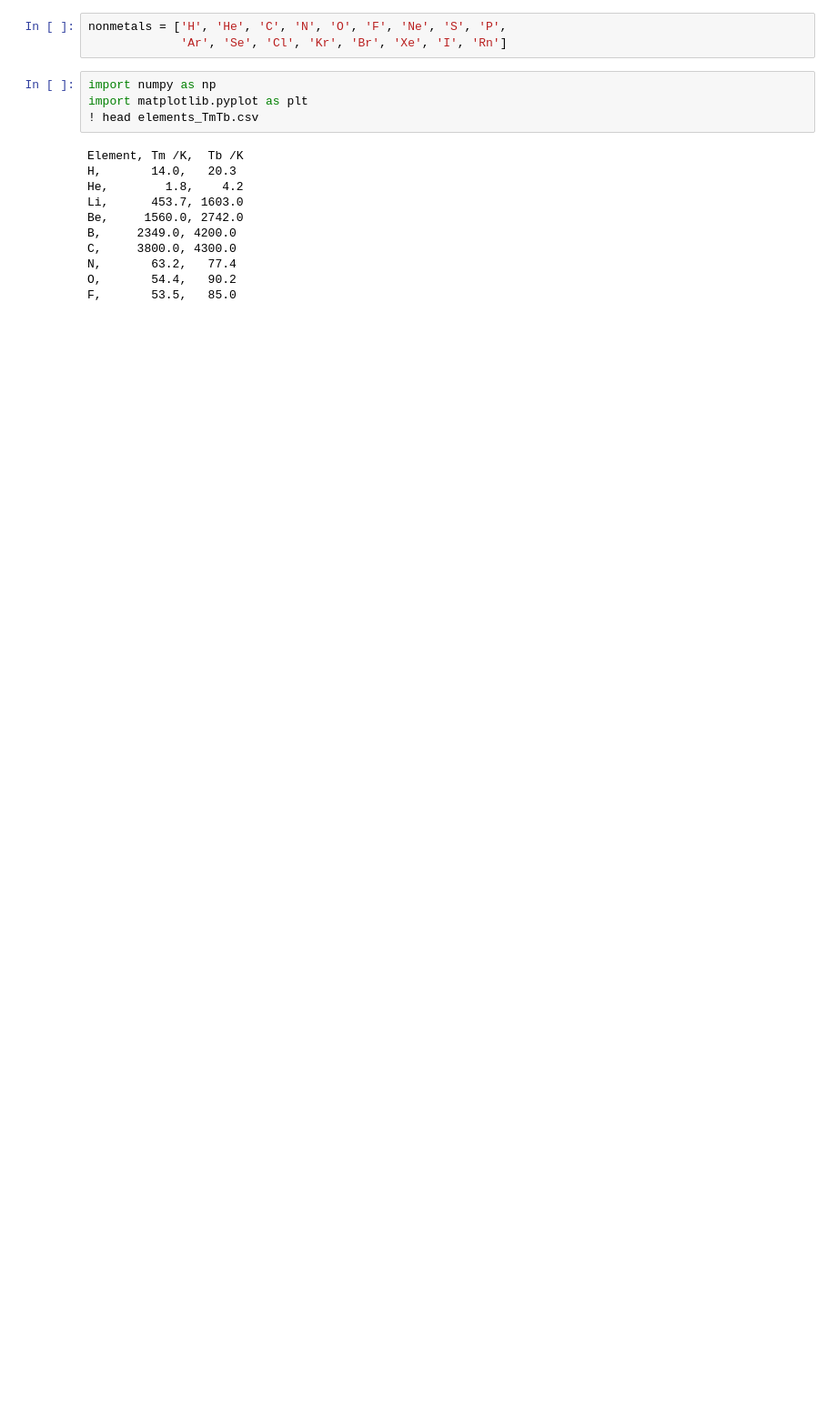
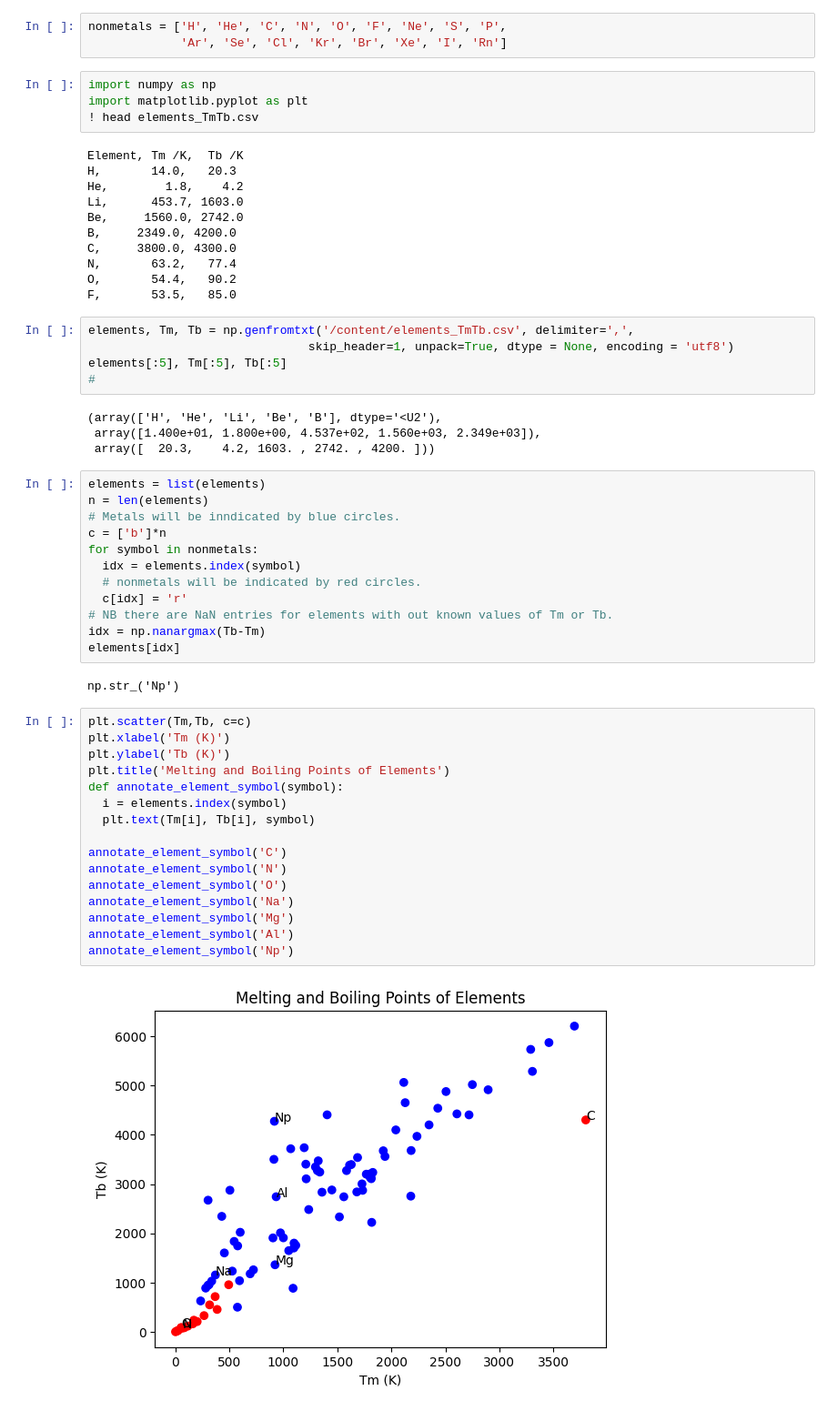
Before and after one commit to Mohankurra/Chemistry-Python, a Jupyter notebook: Python_for_Chemists_Examples.ipynb, the cells around one changed output. Shown at 91% size. Drawn from its saved outputs; the diff is of its cells as text; blank space fills up the shorter version.

```diff
--- a/Python_for_Chemists_Examples.ipynb
+++ b/Python_for_Chemists_Examples.ipynb
@@ -2146,3 +2146,44 @@ C,     3800.0, 4300.0
 N,       63.2,   77.4
 O,       54.4,   90.2
 F,       53.5,   85.0
+# %%
+elements, Tm, Tb = np.genfromtxt('/content/elements_TmTb.csv', delimiter=',',
+                               skip_header=1, unpack=True, dtype = None, encoding = 'utf8')
+elements[:5], Tm[:5], Tb[:5]
+#
+# %% [output]
+(array(['H', 'He', 'Li', 'Be', 'B'], dtype='<U2'),
+ array([1.400e+01, 1.800e+00, 4.537e+02, 1.560e+03, 2.349e+03]),
+ array([  20.3,    4.2, 1603. , 2742. , 4200. ]))
+# %%
+elements = list(elements)
+n = len(elements)
+# Metals will be inndicated by blue circles.
+c = ['b']*n
+for symbol in nonmetals:
+  idx = elements.index(symbol)
+  # nonmetals will be indicated by red circles.
+  c[idx] = 'r'
+# NB there are NaN entries for elements with out known values of Tm or Tb.
+idx = np.nanargmax(Tb-Tm)
+elements[idx]
+# %% [output]
+np.str_('Np')
+# %%
+plt.scatter(Tm,Tb, c=c)
+plt.xlabel('Tm (K)')
+plt.ylabel('Tb (K)')
+plt.title('Melting and Boiling Points of Elements')
+def annotate_element_symbol(symbol):
+  i = elements.index(symbol)
+  plt.text(Tm[i], Tb[i], symbol)
+
+annotate_element_symbol('C')
+annotate_element_symbol('N')
+annotate_element_symbol('O')
+annotate_element_symbol('Na')
+annotate_element_symbol('Mg')
+annotate_element_symbol('Al')
+annotate_element_symbol('Np')
+# %% [output]
+[figure, added]
```
Also changed, not shown: parts of 4 cells of this notebook.
